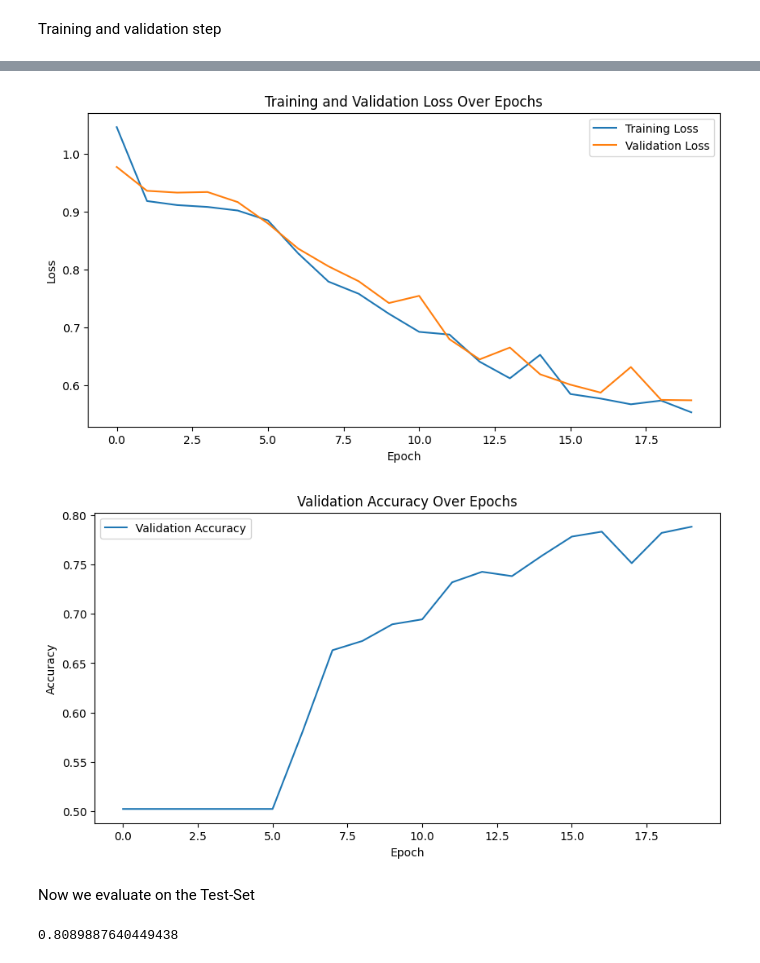
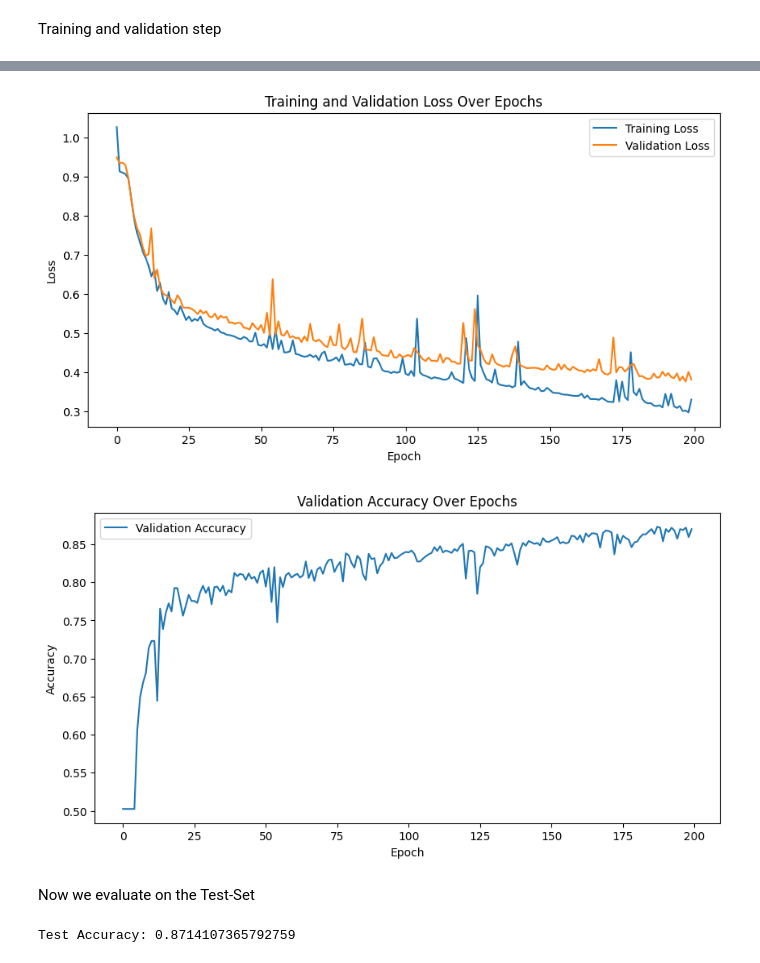
Before and after one commit to Mickelbergo/CB_Project, a Jupyter notebook: main.ipynb, the cells around one changed output, grey strips where cells are left out. Cells and saved outputs as stored; diff of their text form; code cells hidden in the pictures.

Commit message:
improved accuracy

```diff
--- a/main.ipynb
+++ b/main.ipynb
@@ -233,7 +233,7 @@ Training and validation step
 # %%
 
 # Set the number of epochs
-num_epochs = 20
+num_epochs = 200
 
 # Initialize lists to monitor loss and accuracy
 train_losses = []
@@ -352,5 +349,5 @@ Epoch [20/20], Training Loss: 0.5536, Training Accuracy: 0.7884, Validation Loss
-[figure, old version]
+[figure, new version]
-[figure, old version]
+[figure, new version]
 # %% [markdown]
 Now we evaluate on the Test-Set
 # %%
@@ -372,6 +369,6 @@ with torch.no_grad():
             test_correct += (predicted == labels_flat).sum().item()
             test_total += labels_flat.size(0)
 test_accuracy = test_correct / test_total
-print(test_accuracy)
+print(f'Test Accuracy: {test_accuracy}')
 # %% [output]
-0.8089887640449438
+Test Accuracy: 0.8714107365792759
```
Also changed, not shown: parts of 1 cell of this notebook.
